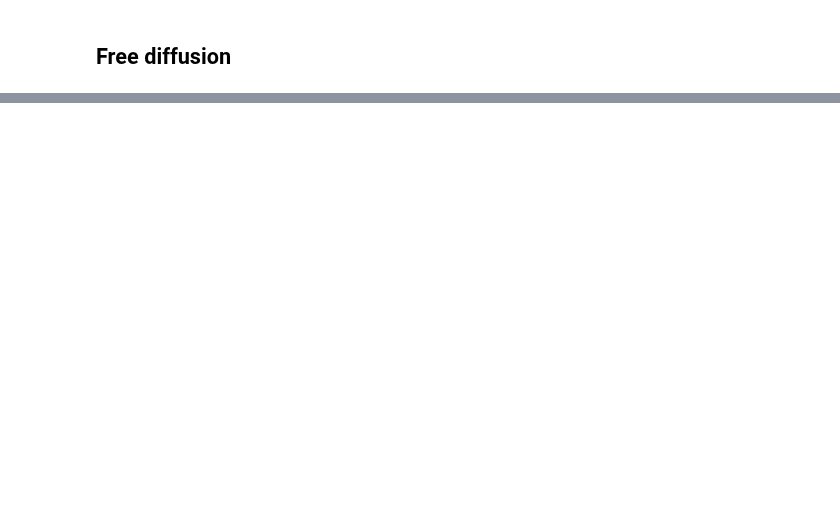
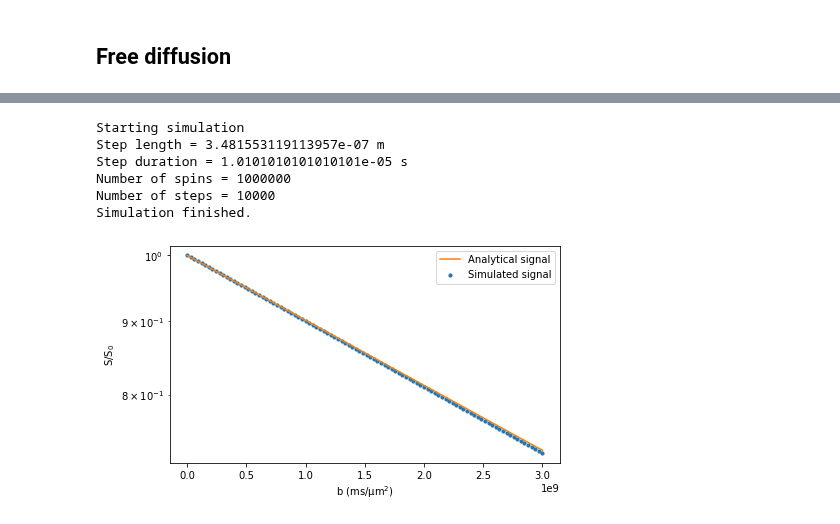
Before and after one commit to kerkelae/disimpy, a Jupyter notebook: docs/source/validation.ipynb, the cells around one changed output, grey strips where cells are left out. Cells and saved outputs as stored; diff of their text form; code cells hidden in the pictures; blank space fills up the shorter version.

```diff
--- a/docs/source/validation.ipynb
+++ b/docs/source/validation.ipynb
@@ -103,0 +107,49 @@ Simulation finished.
+# %%
+# Create a Stejskal-Tanner gradient array with ∆ = δ = 50 ms
+
+T = 100e-3
+gradient = np.zeros((1, 100, 3))
+gradient[0, 1:50, 0] = 1
+gradient[0, -50:-1, 0] = -1
+bs = np.linspace(1, 3e9, 100)
+gradient = np.concatenate([gradient for _ in bs], axis=0)
+dt = T / (gradient.shape[1] - 1)
+gradient, dt = gradients.interpolate_gradient(gradient, dt, n_t)
+gradient = gradients.set_b(gradient, dt, bs)
+
+
+# Calculate the analytical signal prediction using Equation 8 in the
+# paper by Assaf et al.: https://doi.org/10.1002/mrm.20274
+
+radius = 7.5e-6
+analytical_expression = np.exp(
+    - (radius**4 * GAMMA**2 * np.max(gradient, axis=(1, 2))**2 / diffusivity)
+    * (7/96) * (T - 99/112 * radius**2 / diffusivity))
+
+
+# Run the simulation
+
+substrate = {'type' : 'cylinder',
+             'orientation' : np.array([0, 0, 1.0]),
+             'radius' : radius}
+signals = simulations.simulation(n_s, diffusivity, gradient, dt, substrate)
+
+
+# Plot the results
+
+fig, ax = plt.subplots(1, figsize=(7, 4))
+ax.plot(bs, analytical_expression, color='tab:orange')
+ax.scatter(bs, signals / n_s, s=10, marker='o')
+ax.legend(['Analytical signal', 'Simulated signal'])
+ax.set_xlabel('b (ms/μm$^2$)')
+ax.set_ylabel('S/S$_0$')
+ax.set_yscale('log')
+plt.show()
+# %% [output]
+Starting simulation
+Step length = 3.481553119113957e-07 m
+Step duration = 1.0101010101010101e-05 s
+Number of spins = 1000000
+Number of steps = 10000
+Simulation finished.
+[figure, added]
```
Also changed, not shown: parts of 6 cells of this notebook.
